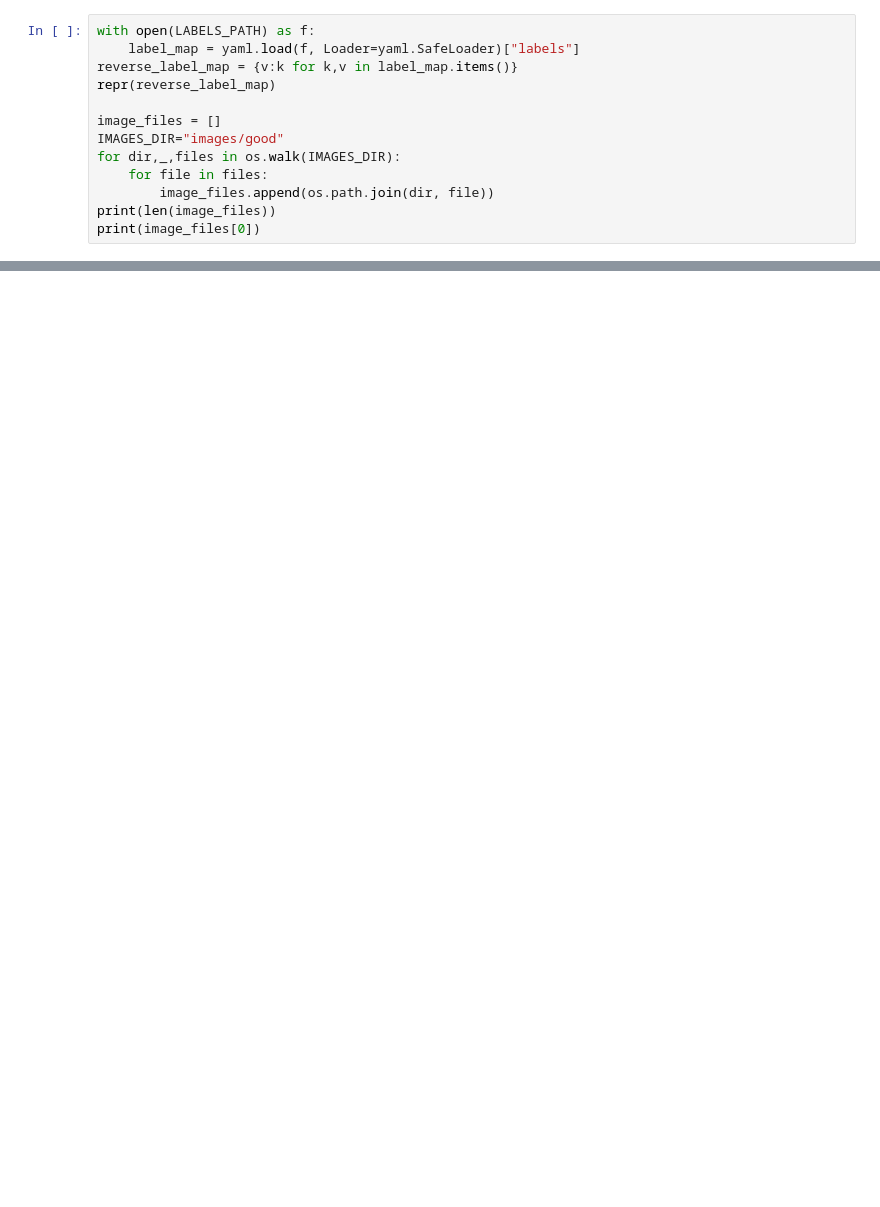
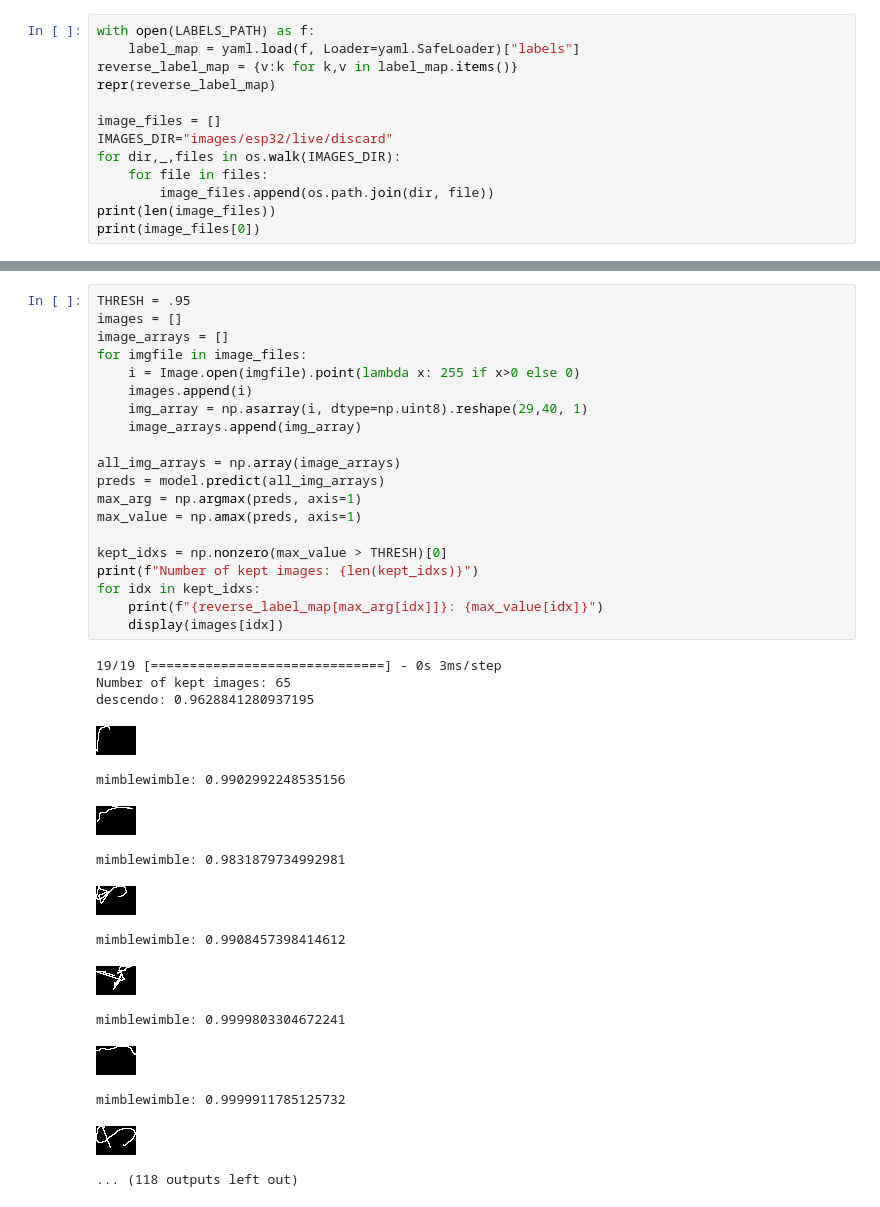
Before and after one commit to tweeklab/wand, a Jupyter notebook: inference_tf.ipynb, the cells around one changed output, grey strips where cells are left out. Drawn from its saved outputs; the diff is of its cells as text; blank space fills up the shorter version.

```diff
--- a/inference_tf.ipynb
+++ b/inference_tf.ipynb
@@ -62,7 +62,7 @@ reverse_label_map = {v:k for k,v in label_map.items()}
 repr(reverse_label_map)
 
 image_files = []
-IMAGES_DIR="images/good"
+IMAGES_DIR="images/esp32/live/discard"
 for dir,_,files in os.walk(IMAGES_DIR):
     for file in files:
         image_files.append(os.path.join(dir, file))
@@ -102,0 +103,36 @@ live: descendo - local: descendo (KEEP)
+# %%
+THRESH = .95
+images = []
+image_arrays = []
+for imgfile in image_files:
+    i = Image.open(imgfile).point(lambda x: 255 if x>0 else 0)
+    images.append(i)
+    img_array = np.asarray(i, dtype=np.uint8).reshape(29,40, 1)
+    image_arrays.append(img_array)
+
+all_img_arrays = np.array(image_arrays)
+preds = model.predict(all_img_arrays)
+max_arg = np.argmax(preds, axis=1)
+max_value = np.amax(preds, axis=1)
+
+kept_idxs = np.nonzero(max_value > THRESH)[0]
+print(f"Number of kept images: {len(kept_idxs)}")
+for idx in kept_idxs:
+    print(f"{reverse_label_map[max_arg[idx]]}: {max_value[idx]}")
+    display(images[idx])
+# %% [output]
+19/19 [==============================] - 0s 3ms/step
+Number of kept images: 65
+descendo: 0.9628841280937195
+[figure, added]
+mimblewimble: 0.9902992248535156
+[figure, added]
+mimblewimble: 0.9831879734992981
+[figure, added]
+mimblewimble: 0.9908457398414612
+[figure, added]
+mimblewimble: 0.9999803304672241
+[figure, added]
+mimblewimble: 0.9999911785125732
+[figure, added]
+... (118 outputs left out)
```
Also changed, not shown: parts of 5 cells of this notebook, 22 other files.
